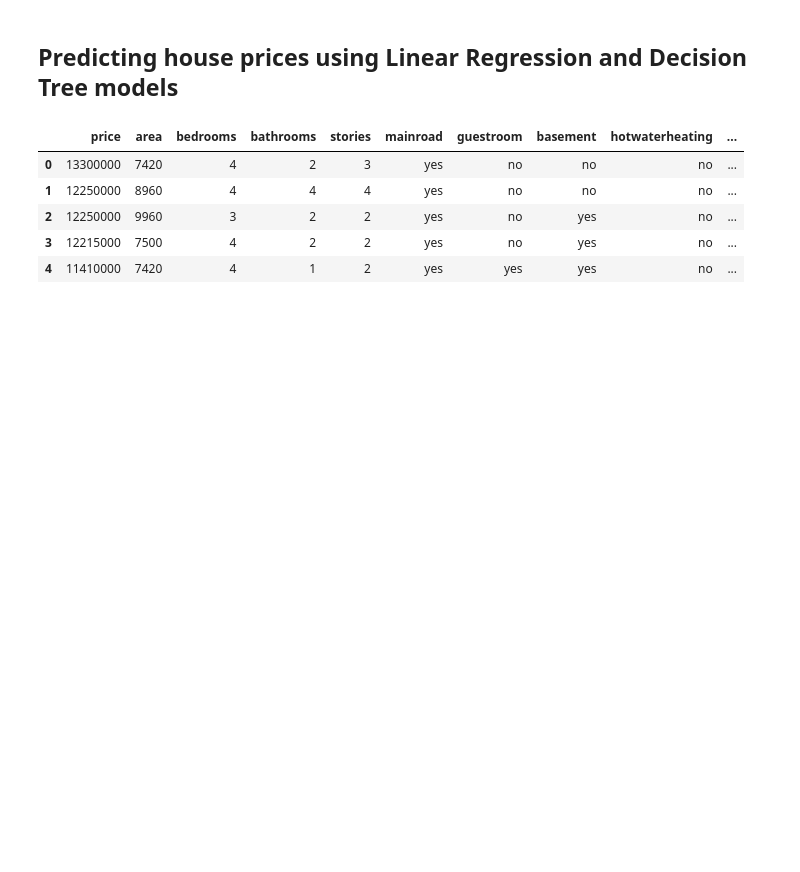
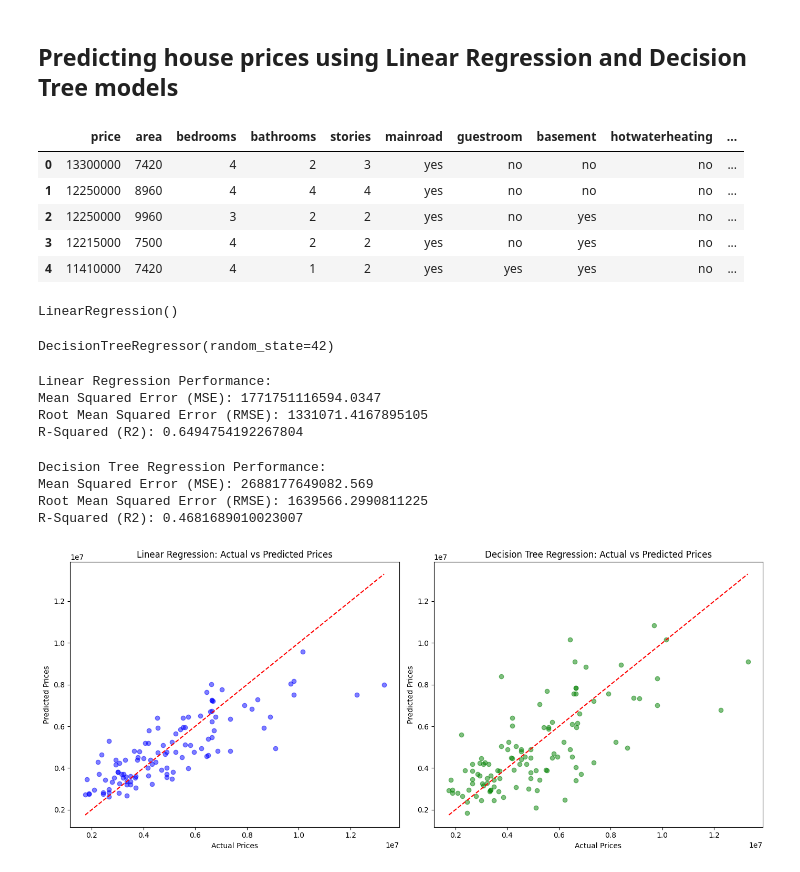
Before and after one commit to iamjaraa/Exploratory-Data-Analysis-And-House_Prediction, a Jupyter notebook: House_price_prediction.ipynb, the cells around one changed output. Drawn from its saved outputs; the diff is of its cells as text; code cells hidden in the pictures; blank space fills up the shorter version.

Commit message:
Full prediction

```diff
--- a/House_price_prediction.ipynb
+++ b/House_price_prediction.ipynb
@@ -27,0 +46,18 @@ housedf.head (5)
+# %%
+X_train, X_test, y_train, y_test = train_test_split (X, y, test_size = 0.2, random_state = 42)
+# %%
+# Train the linear regression model
+linear_model = LinearRegression()
+linear_model.fit(X_train, y_train)
+# %% [output]
+LinearRegression()
+# %%
+# Train the Decision Tree model
+tree_model = DecisionTreeRegressor(random_state=42)
+tree_model.fit(X_train, y_train)
+# %% [output]
+DecisionTreeRegressor(random_state=42)
+# %%
+#Make Predictions
+y_pred_linear = linear_model.predict(X_test)
+y_pred_tree = tree_model.predict(X_test)
@@ -27,0 +73,46 @@ housedf.head (5)
+# %%
+# Print evaluation metrics for Linear Regression
+print("Linear Regression Performance:")
+print("Mean Squared Error (MSE):", mse_linear)
+print("Root Mean Squared Error (RMSE):", rmse_linear)
+print("R-Squared (R2):", r2_linear)
+# %% [output]
+Linear Regression Performance:
+Mean Squared Error (MSE): 1771751116594.0347
+Root Mean Squared Error (RMSE): 1331071.4167895105
+R-Squared (R2): 0.6494754192267804
+# %%
+# Print evaluation metrics for Decision Tree Regression
+print("\nDecision Tree Regression Performance:")
+print("Mean Squared Error (MSE):", mse_tree)
+print("Root Mean Squared Error (RMSE):", rmse_tree)
+print("R-Squared (R2):", r2_tree)
+# %% [output]
+Decision Tree Regression Performance:
+Mean Squared Error (MSE): 2688177649082.569
+Root Mean Squared Error (RMSE): 1639566.2990811225
+R-Squared (R2): 0.4681689010023007
+# %%
+# Visualize actual vs predicted prices for both models
+plt.figure(figsize=(14, 6))
+
+# Subplot for Linear Regression
+plt.subplot(1, 2, 1)
+plt.scatter(y_test, y_pred_linear, alpha=0.5, color='blue')
+plt.plot([min(y_test), max(y_test)], [min(y_test), max(y_test)], color='red', linestyle='--')
+plt.title("Linear Regression: Actual vs Predicted Prices")
+plt.xlabel("Actual Prices")
+plt.ylabel("Predicted Prices")
+
+# Subplot for Decision Tree Regression
+plt.subplot(1, 2, 2)
+plt.scatter(y_test, y_pred_tree, alpha=0.5, color='green')
+plt.plot([min(y_test), max(y_test)], [min(y_test), max(y_test)], color='red', linestyle='--')
+plt.title("Decision Tree Regression: Actual vs Predicted Prices")
+plt.xlabel("Actual Prices")
+plt.ylabel("Predicted Prices")
+
+plt.tight_layout()
+plt.show()
+# %% [output]
+[figure, added]
```
Also changed, not shown: parts of 6 cells of this notebook.
